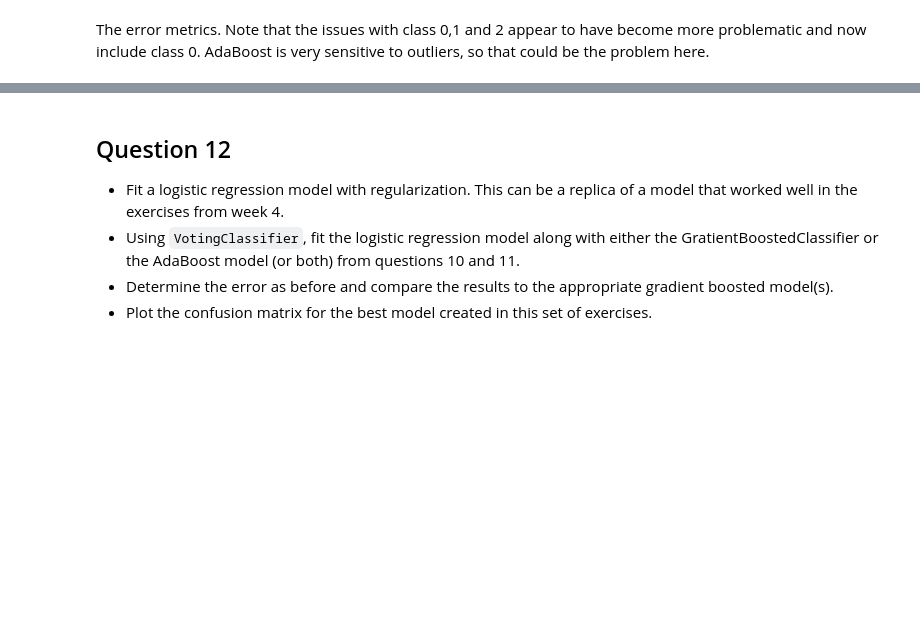
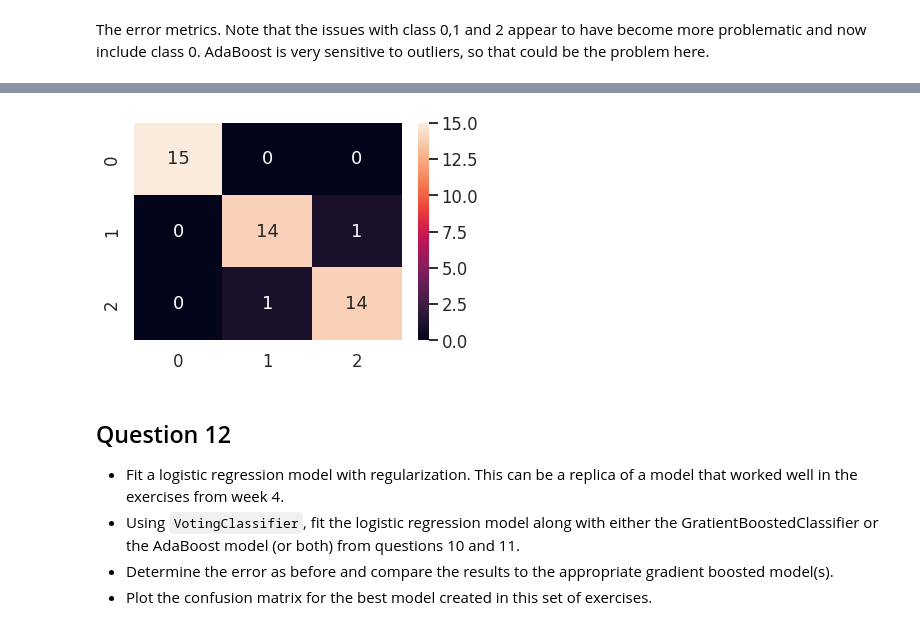
Before and after one commit to MosheMann5750/ML, a Jupyter notebook: Solutions/Week10_Boosting_and_Stacking_HW.ipynb, the cells around one changed output, grey strips where cells are left out. Drawn from its saved outputs; the diff is of its cells as text; code cells hidden in the pictures; blank space fills up the shorter version.

```diff
--- a/Solutions/Week10_Boosting_and_Stacking_HW.ipynb
+++ b/Solutions/Week10_Boosting_and_Stacking_HW.ipynb
@@ -561,3 +684,18 @@ from sklearn.tree import DecisionTreeClassifier
+# %%
+from sklearn.ensemble import AdaBoostClassifier
+from sklearn.tree import DecisionTreeClassifier
+
+ABC = AdaBoostClassifier(DecisionTreeClassifier(max_features=4))
+
+param_grid = {'n_estimators': [100, 150, 200],
+              'learning_rate': [0.01, 0.001]}
+
+GV_ABC = GridSearchCV(ABC,
+                      param_grid=param_grid,
+                      scoring='accuracy',
+                      n_jobs=-1)
+
+GV_ABC = GV_ABC.fit(X_train, y_train)
 # %% [markdown]
 The best model.
 # %%
@@ -565,2 +707,6 @@ The best model.
 # %% [markdown]
 The error metrics. Note that the issues with class 0,1 and 2 appear to have become more problematic and now include class 0. AdaBoost is very sensitive to outliers, so that could be the problem here.
+# %%
+# MM:
+y_pred = GV_ABC.predict(X_test)
+print(classification_report(y_pred, y_test))
@@ -567,3 +723,10 @@ The error metrics. Note that the issues with class 0,1 and 2 appear to have beco
+# %%
+# MM:
+sns.set_context('talk')
+cm = confusion_matrix(y_test, y_pred)
+ax = sns.heatmap(cm, annot=True, fmt='d')
+# %% [output]
+[figure, added]
 # %% [markdown]
 ## Question 12
 
```
Also changed, not shown: parts of 28 cells of this notebook.
